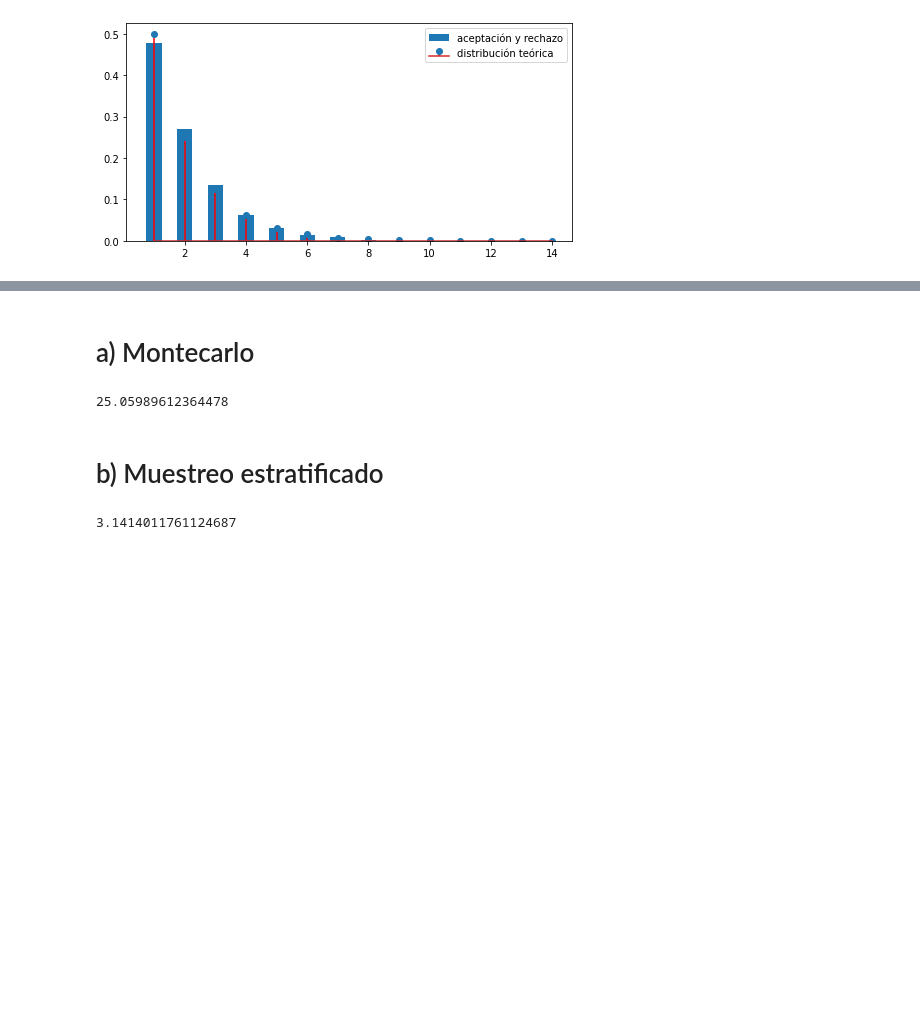
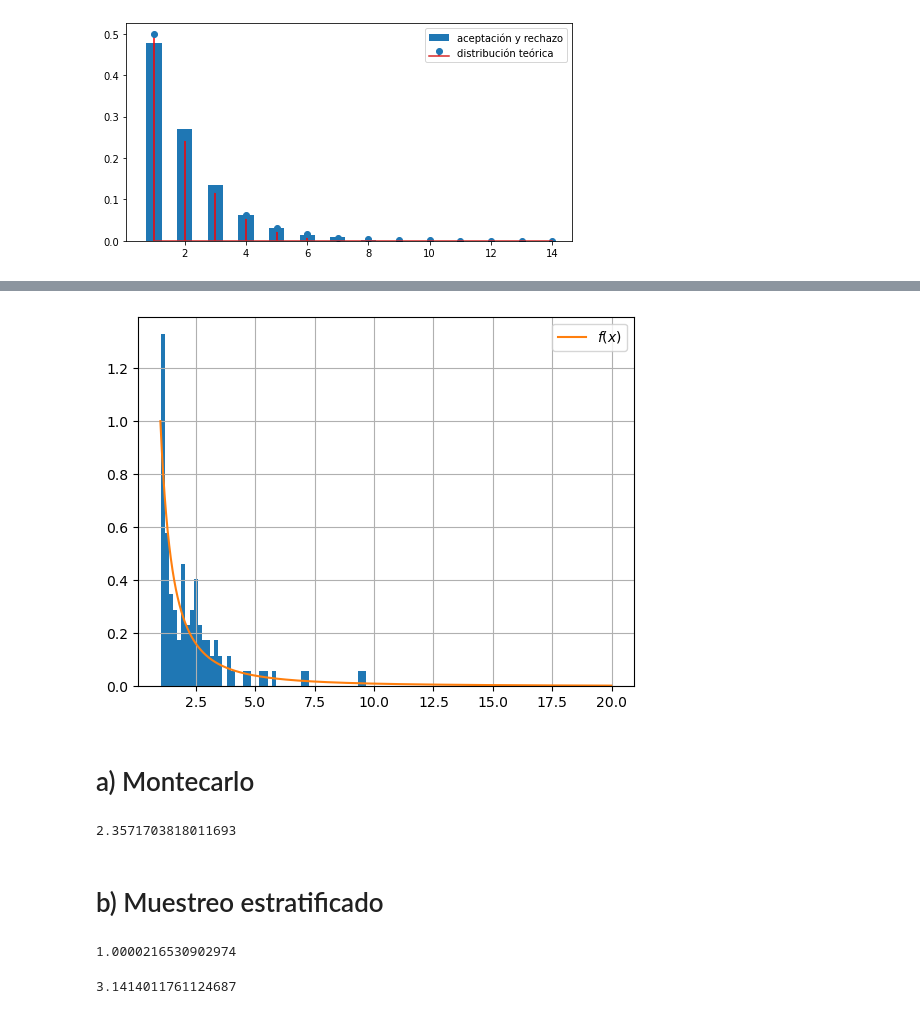
Before and after one commit to odjaramilloz/SPF-2024-I, a Jupyter notebook: TEMA-2/Clase15_Ejercicios_aplicaciones_reduccion_varianza.ipynb, the cells around one changed output, grey strips where cells are left out. Saved outputs shown, nothing was run; the diff lists cells and outputs as text; code cells hidden in the pictures; blank space fills up the shorter version.

```diff
--- a/TEMA-2/Clase15_Ejercicios_aplicaciones_reduccion_varianza.ipynb
+++ b/TEMA-2/Clase15_Ejercicios_aplicaciones_reduccion_varianza.ipynb
@@ -29,7 +33,14 @@ def acep_rechazo_simplificada(
     max_f:'máximo valor de f'
 ):
     X = np.zeros(N)
-
+    i = 0
+    while i < N:
+        R1 = np.random.uniform(*Dom_f)
+        R2 = np.random.uniform()
+        condicion = R2 * max_f <= f(R1)
+        if condicion:
+            X[i] = R1
+            i += 1
     return X
 # %%
 # Función que grafica subplots para cada señal de distribución Erlang
@@ -162,11 +232,41 @@ f_x = lambda x: 1/x**2 if x>=1 else 0
+# %%
+N = 100
+Dom_f = (1, 10)
+
+x_random1 = acep_rechazo_simplificada(N, Dom_f, f_x, 1)
+# condicion.sum()
+
+plt.hist(x_random1, bins=50, density=True)
+
+plt.plot(x, f_x(x), label='$f(x)$')
+plt.legend()
+plt.grid()
+
+plt.show()
+# %% [output]
+[figure, added]
 # %% [markdown]
  # a) Montecarlo
-# %%
-N=10
-# %% [output]
-25.05989612364478
+# %%
+x_random1.mean()
+# %% [output]
+2.3571703818011693
 # %% [markdown]
 # b) Muestreo estratificado
+# %%
+Dom_f = (1, 10)
+max_f = 1
+N = 1000
+
+R1_estra = estra_igualmente_espaciado(*Dom_f, N)
+R2_estra = estra_igualmente_espaciado(0, 1, N)
+# R1 = np.random.uniform(*Dom_f, N)
+# R2 = np.random.uniform(0, 1, N)
+condicion = R2_estra * max_f <= f_x(R1_estra)
+x_random2 = R1_estra[condicion]
+x_random2.mean()
+# %% [output]
+1.0000216530902974
 # %%
 np.random.seed(100)
 # %%
```
Also changed, not shown: parts of 16 cells of this notebook, 1 other file.
